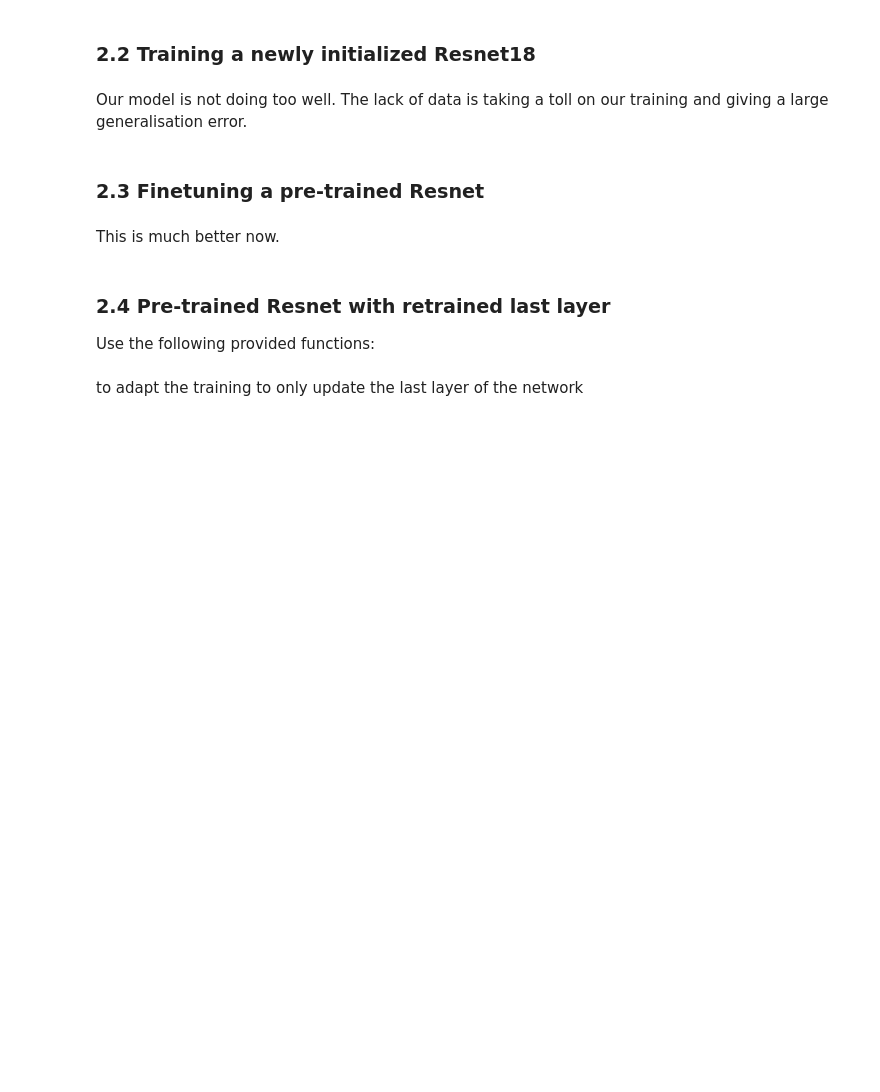
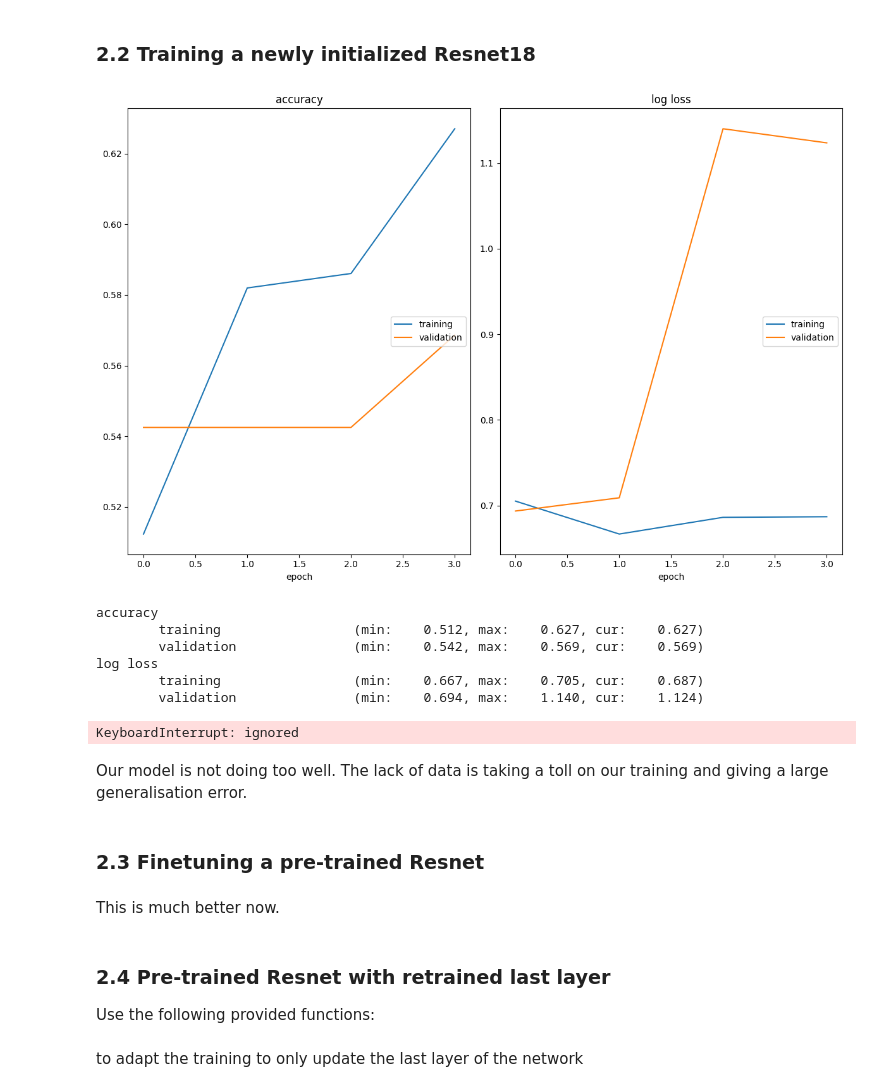
Before and after one commit to edsml-rl1623/DeepLearning, a Jupyter notebook: Day05-CNNs_part2/Day05-CNNs_part2_afternoon_exercises.ipynb, the cells around one changed output. Saved outputs shown, nothing was run; the diff lists cells and outputs as text; code cells hidden in the pictures; blank space fills up the shorter version.

```diff
--- a/Day05-CNNs_part2/Day05-CNNs_part2_afternoon_exercises.ipynb
+++ b/Day05-CNNs_part2/Day05-CNNs_part2_afternoon_exercises.ipynb
@@ -402,7 +402,7 @@ def train(model, optimizer, criterion, data_loader):
     for X, y in data_loader:
         X, y = X.to(device), y.to(device)
         optimizer.zero_grad()
-        a2 = model(X.view(### adapt size here))
+        a2 = model(X.view(-1, 3, 224, 224))
         loss = criterion(a2, y)
         loss.backward()
         train_loss += loss*X.size(0)
@@ -418,7 +418,7 @@ def validate(model, criterion, data_loader):
     for X, y in data_loader:
         with torch.no_grad():
             X, y = X.to(device), y.to(device)
-            a2 = model(X.view(### adapt size here))
+            a2 = model(X.view(-1, 3, 224, 224))
             loss = criterion(a2, y)
             validation_loss += loss*X.size(0)
             y_pred = F.log_softmax(a2, dim=1).max(1)[1]
@@ -432,7 +432,7 @@ def evaluate(model, data_loader):
     for X, y in data_loader:
         with torch.no_grad():
             X, y = X.to(device), y.to(device)
-            a2 = model(X.view(### adapt size here))
+            a2 = model(X.view(-1, 3,224,224))
             y_pred = F.log_softmax(a2, dim=1).max(1)[1]
             ys.append(y.cpu().numpy())
             y_preds.append(y_pred.cpu().numpy())
@@ -510,7 +534,7 @@ show_batch(train_ds, 5, 5)
 # %%
 # Finally add normalisation to transforms
 train_transform = transforms.Compose([
-        ### add a transform that does a random crop with the right size here
+        transforms.RandomResizedCrop(224), ### add a transform that does a random crop with the right size here
         transforms.RandomHorizontalFlip(),
         transforms.ToTensor(),
         transforms.Normalize(mean, std),
@@ -522,46 +546,55 @@ test_transform = transforms.Compose([
         transforms.Normalize(mean, std),
     ])
 
-train_ds = ### create a training ImageFolder
-test_ds =  ### create a testing ImageFolder
+train_ds = datasets.ImageFolder("./hymenoptera_data/train", transform=train_transform)### create a training ImageFolder
+test_ds = datasets.ImageFolder("./hymenoptera_data/val", transform=test_transform)### create a testing ImageFolder
 
 # Create dataloader
-train_loader = ### create a dataloader for the training data
-test_loader =  ### create a dataloader for the testing data
+train_loader = DataLoader(train_ds, batch_size=batch_size ,shuffle=True, num_workers=0)### create a dataloader for the training data
+test_loader =  DataLoader(test_ds, batch_size=batch_size, shuffle=False, num_workers=0)### create a dataloader for the testing data
 # %% [markdown]
 ### 2.2 Training a newly initialized Resnet18
 # %%
 set_seed(seed)
 
 model = models.resnet18().to(device)
 print(model)
 model.fc = nn.Linear(model.fc.in_features, 2).to(device)  ### this line is provided, but what does it do?
 
-optimizer = ### define your optimiser (SGC with momentum)
-criterion = ### define your loss
+optimizer = torch.optim.SGD(model.parameters(), lr=lr, momentum=momentum)### define your optimiser (SGC with momentum)
+criterion = nn.CrossEntropyLoss()### define your loss
 
 liveloss = PlotLosses()
 for epoch in range(n_epochs):
     logs = {}
     train_loss, train_accuracy = train(model, optimizer, criterion, train_loader)
 
     logs['' + 'log loss'] = train_loss.item()
     logs['' + 'accuracy'] = train_accuracy.item()
 
     validation_loss, validation_accuracy = validate(model, criterion, test_loader)
     logs['val_' + 'log loss'] = validation_loss.item()
     logs['val_' + 'accuracy'] = validation_accuracy.item()
 
     liveloss.update(logs)
     liveloss.draw()
 
 test_loss, test_accuracy = validate(model, criterion, test_loader)
 print("Avg. Test Loss: %1.3f" % test_loss.item(), " Avg. Test Accuracy: %1.3f" % test_accuracy.item())
 print("")
 
 model_save_name = 'resnet18_bees_and_ants_classifier_full_training_set_baseline.pt'
 path = F"/content/gdrive/My Drive/models/{model_save_name}"
 torch.save(model.state_dict(), path)
+# %% [output]
+[figure, added]
+accuracy
+        training                 (min:    0.512, max:    0.627, cur:    0.627)
+        validation               (min:    0.542, max:    0.569, cur:    0.569)
+log loss
+        training                 (min:    0.667, max:    0.705, cur:    0.687)
+        validation               (min:    0.694, max:    1.140, cur:    1.124)
+KeyboardInterrupt: ignored
 # %% [markdown]
 Our model is not doing too well. The lack of data is taking a toll on our training and giving a large generalisation error.
 # %% [markdown]
```
Also changed, not shown: parts of 8 cells of this notebook.
